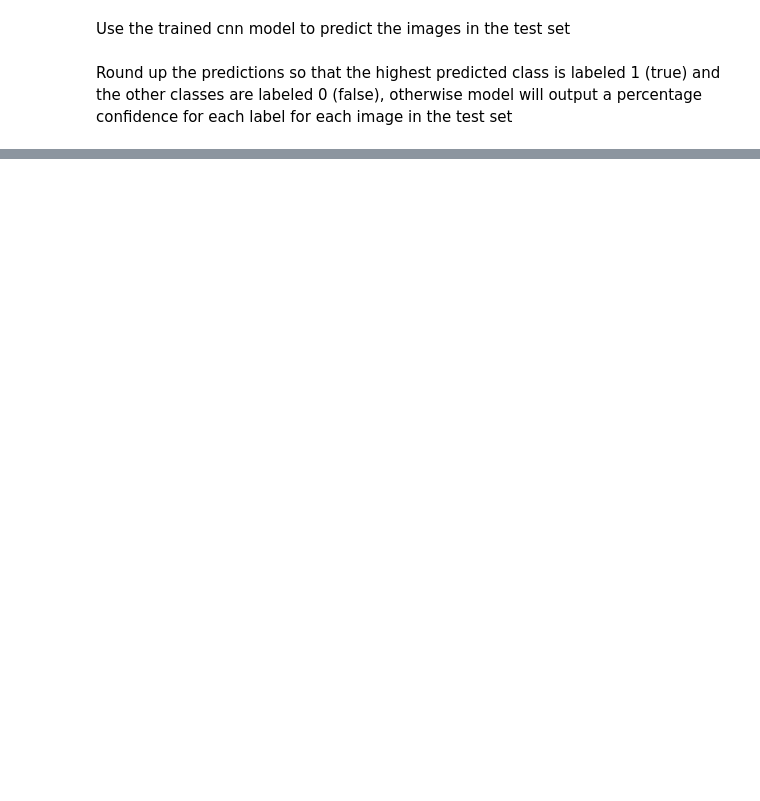
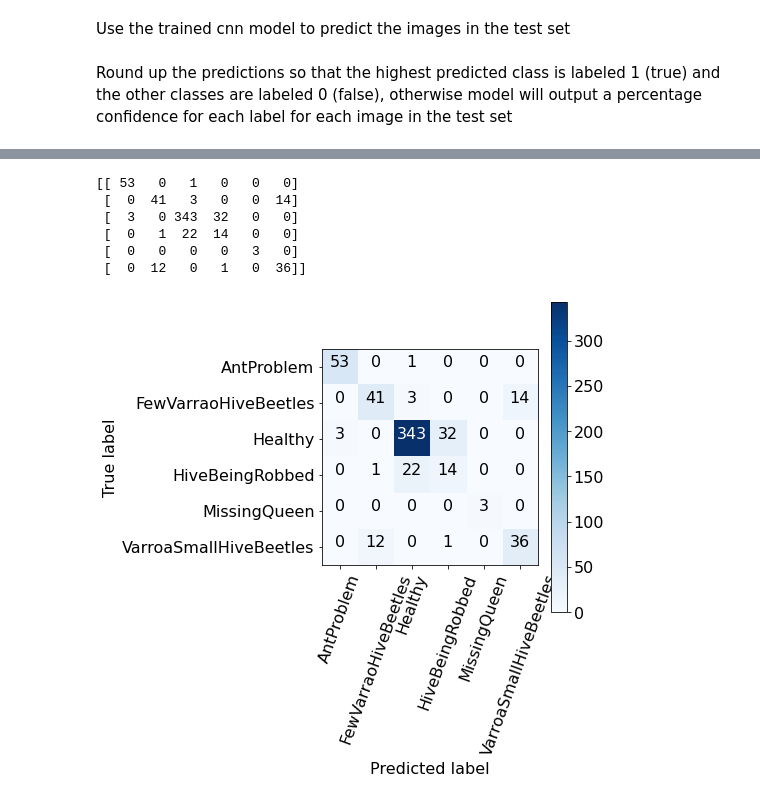
Before and after one commit to fsenchyna/CSC869_Term_Project, a Jupyter notebook: beeimage-classifier.ipynb, the cells around one changed output, grey strips where cells are left out. Drawn from its saved outputs; the diff is of its cells as text; code cells hidden in the pictures; blank space fills up the shorter version.

```diff
--- a/beeimage-classifier.ipynb
+++ b/beeimage-classifier.ipynb
@@ -139,7 +140,7 @@ Epoch 10/10
 # %% [markdown]
 Use the trained cnn model to predict the images in the test set
 # %%
-predictions = model.predict(x=test_batches, verbose=0)
+predictions = model.predict(x=test_batches, verbose=0).argmax(axis=1)
 # %% [markdown]
 Round up the predictions so that the highest predicted class is labeled 1 (true) and the other classes are labeled 0 (false), otherwise model will output a percentage confidence for each label for each image in the test set
 # %%
@@ -154,0 +166,38 @@ array([[1., 0., 0., 0., 0., 0.],
+# %%
+def plot_confusion_matrix(cm,classes,title='Confusion Matrix',
+                          cmap=plt.cm.Blues):
+  plt.figure(figsize=(7,7)) # to increase figure(confusion matrix) size
+
+  plt.imshow(cm,interpolation='nearest',cmap=cmap)
+  plt.title=(title)
+  plt.colorbar()
+  tick_marks=np.arange(len(classes))
+  plt.xticks(tick_marks,classes,rotation=70)
+  plt.yticks(tick_marks,classes)
+  thresh = cm.max() / 2.
+
+
+  for i, j in itertools.product(range(cm.shape[0]), range(cm.shape[1])):
+        plt.text(j, i, cm[i, j],
+                 horizontalalignment="center",
+                 color="white" if cm[i, j] > thresh else "black")
+
+  plt.tight_layout()
+  plt.ylabel('True label')
+  plt.xlabel('Predicted label')
+# %%
+cm=confusion_matrix(y_true=test_batches.classes,y_pred=(predictions))
+cm_plot_labels=['AntProblem', 'FewVarraoHiveBeetles', 'Healthy', 'HiveBeingRobbed', \
+'MissingQueen', 'VarroaSmallHiveBeetles']
+print(cm)
+# disp = ConfusionMatrixDisplay(confusion_matrix=cm,  display_labels=cm_plot_labels)
+# disp.plot()
+plot_confusion_matrix(cm,cm_plot_labels)
+# %% [output]
+[[ 53   0   1   0   0   0]
+ [  0  41   3   0   0  14]
+ [  3   0 343  32   0   0]
+ [  0   1  22  14   0   0]
+ [  0   0   0   0   3   0]
+ [  0  12   0   1   0  36]]
+[figure, added]
```
Also changed, not shown: parts of 5 cells of this notebook.
